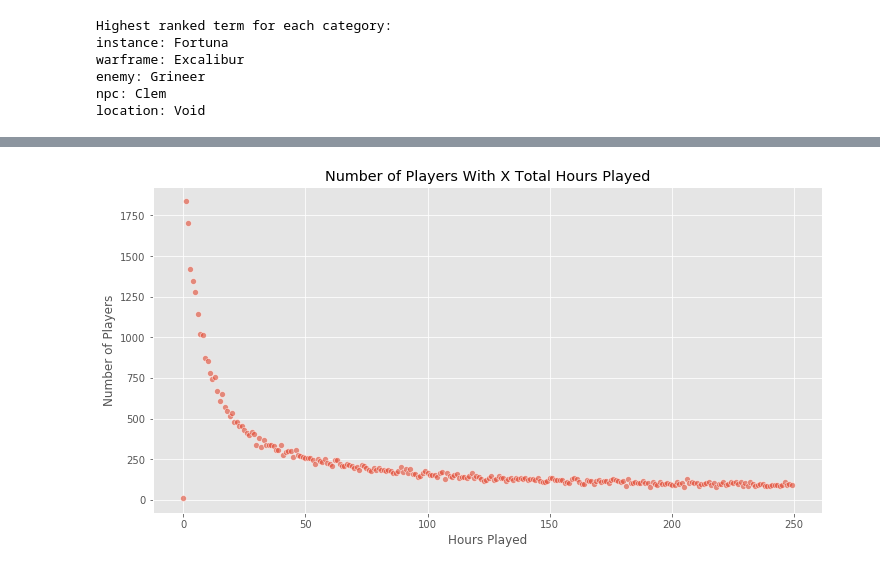
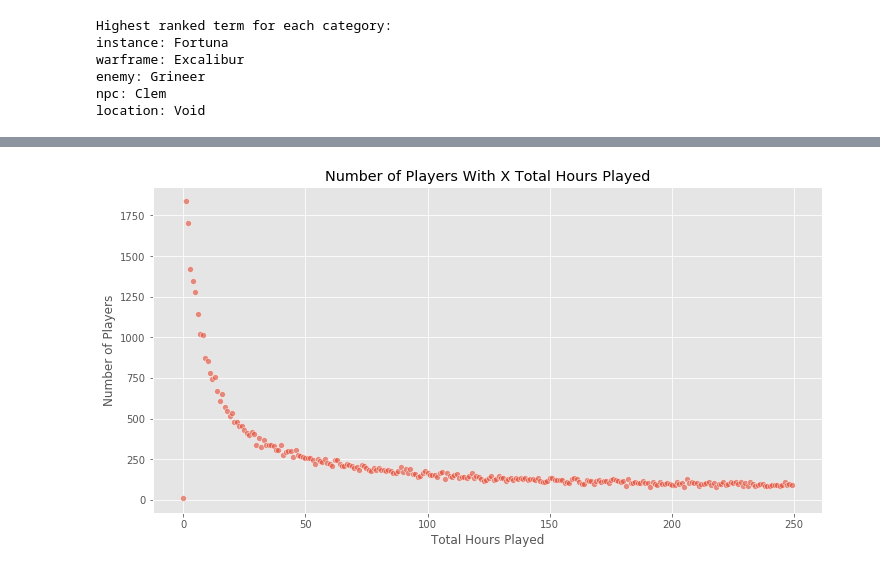
Before and after one commit to ys-lin14/warframe-exploration, a Jupyter notebook: data_exploration.ipynb, the cells around one changed output, grey strips where cells are left out. Saved outputs shown, nothing was run; the diff lists cells and outputs as text; code cells hidden in the pictures.

```diff
--- a/data_exploration.ipynb
+++ b/data_exploration.ipynb
@@ -485,21 +501,21 @@ plt.show()
 # %%
 total_hours_played = user_data['total_hours_played'].value_counts()
 total_hours_played = total_hours_played.sort_index()
 total_hours_played_subset = total_hours_played[total_hours_played.index < 250]
 
 plt.figure(figsize=(12, 6))
 total_hours_played_scatter = sns.scatterplot(
     data=total_hours_played_subset,
     alpha=0.6
 )
 total_hours_played_scatter.set(
     title='Number of Players With X Total Hours Played',
-    xlabel='Hours Played',
+    xlabel='Total Hours Played',
     ylabel='Number of Players'
 )
 plt.show()
 # %% [output]
-[figure, old version]
+[figure, new version]
 # %%
 connection.close()
 engine.dispose()
```
Also changed, not shown: parts of 5 cells of this notebook.
